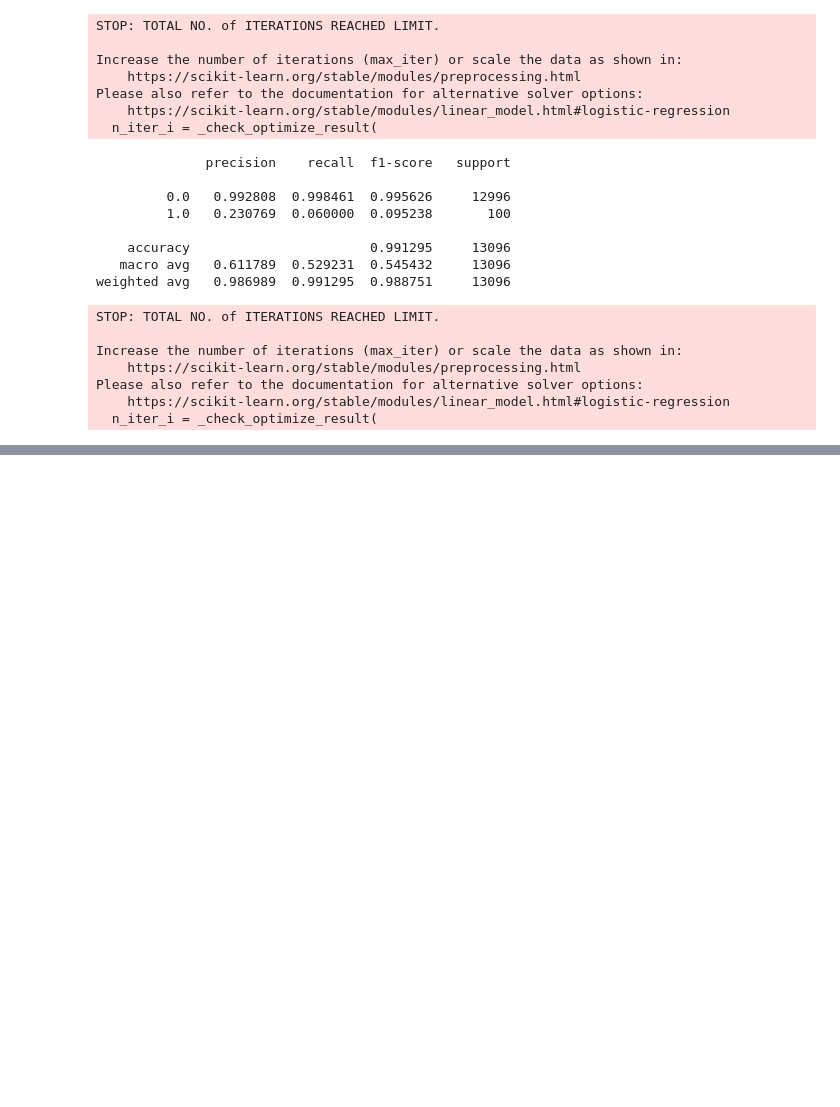
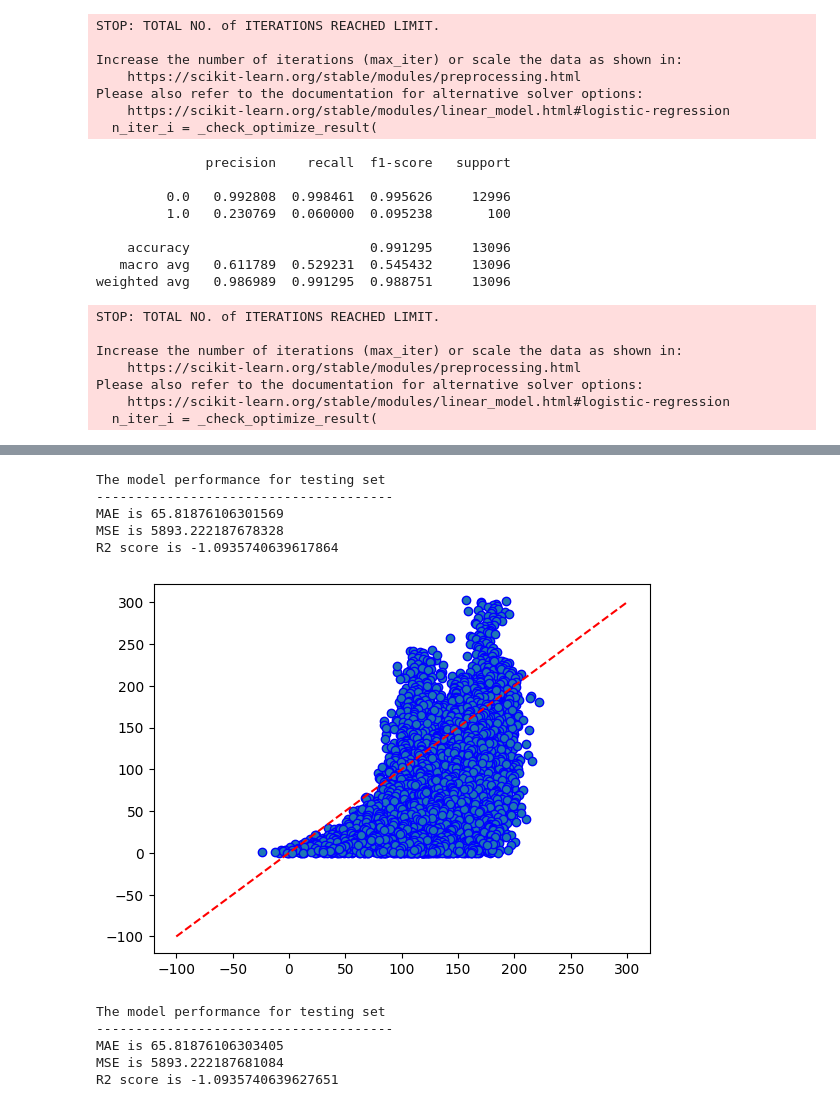
Before and after one commit to kingos82/BoozAllen, a Jupyter notebook: notebooks/exp_CMPASSdata.ipynb, the cells around one changed output, grey strips where cells are left out. Cells and saved outputs as stored; diff of their text form; code cells hidden in the pictures; blank space fills up the shorter version.

```diff
--- a/notebooks/exp_CMPASSdata.ipynb
+++ b/notebooks/exp_CMPASSdata.ipynb
@@ -267,0 +332,51 @@ Please also refer to the documentation for alternative solver options:
+# %%
+from sklearn import metrics
+mae = metrics.mean_absolute_error(y_test_cycles_remaining, y_test_hat)
+mse = metrics.mean_squared_error(y_test_cycles_remaining, y_test_hat)
+r2 = metrics.r2_score(y_test_cycles_remaining, y_test_hat)
+
+print("The model performance for testing set")
+print("--------------------------------------")
+print('MAE is {}'.format(mae))
+print('MSE is {}'.format(mse))
+print('R2 score is {}'.format(r2))
+# %% [output]
+The model performance for testing set
+--------------------------------------
+MAE is 65.81876106301569
+MSE is 5893.222187678328
+R2 score is -1.0935740639617864
+# %%
+model=LinearRegression()
+#x_train, x_test, y_train, y_test = train_test_split(T0[["HPT_eff_mod"]], df_Y["target"], test_size=0.2, random_state=42)
+
+model.fit(X_reduced0, y_train_cycles_remaining)
+
+y_pred=model.predict(X_test_reduced0)
+# %%
+fig, ax= plt.subplots()
+
+ax.scatter(y_pred, y_test_cycles_remaining, edgecolors=(0, 0, 1))
+
+ax.plot([-100, 300], [-100, 300],"r--")
+
+plt.show()
+# %% [output]
+[figure, added]
+# %%
+from sklearn import metrics
+mae = metrics.mean_absolute_error(y_test_cycles_remaining, y_pred)
+mse = metrics.mean_squared_error(y_test_cycles_remaining, y_pred)
+r2 = metrics.r2_score(y_test_cycles_remaining, y_pred)
+
+print("The model performance for testing set")
+print("--------------------------------------")
+print('MAE is {}'.format(mae))
+print('MSE is {}'.format(mse))
+print('R2 score is {}'.format(r2))
+# %% [output]
+The model performance for testing set
+--------------------------------------
+MAE is 65.81876106303405
+MSE is 5893.222187681084
+R2 score is -1.0935740639627651
```
Also changed, not shown: parts of 12 cells of this notebook.
